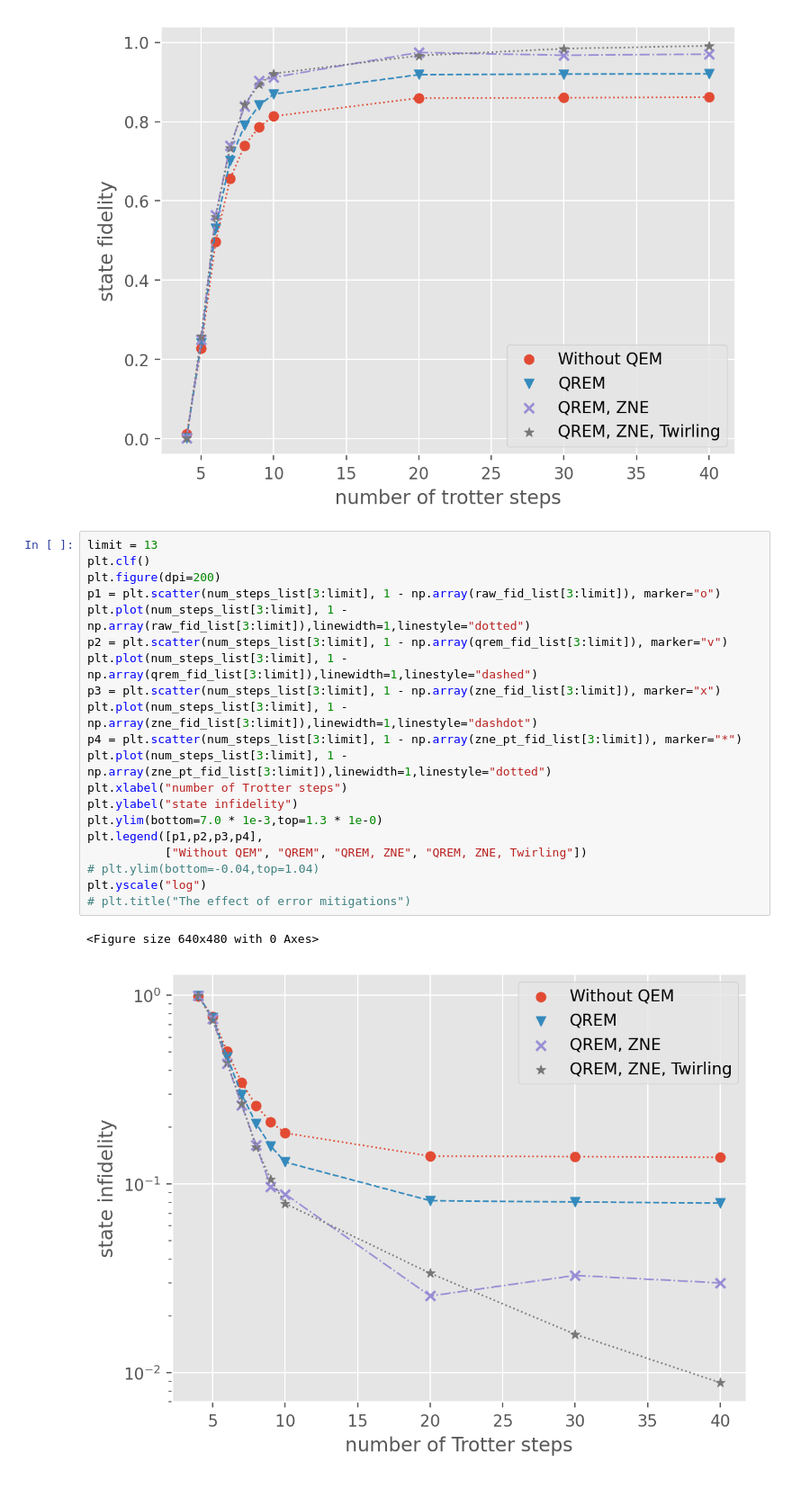
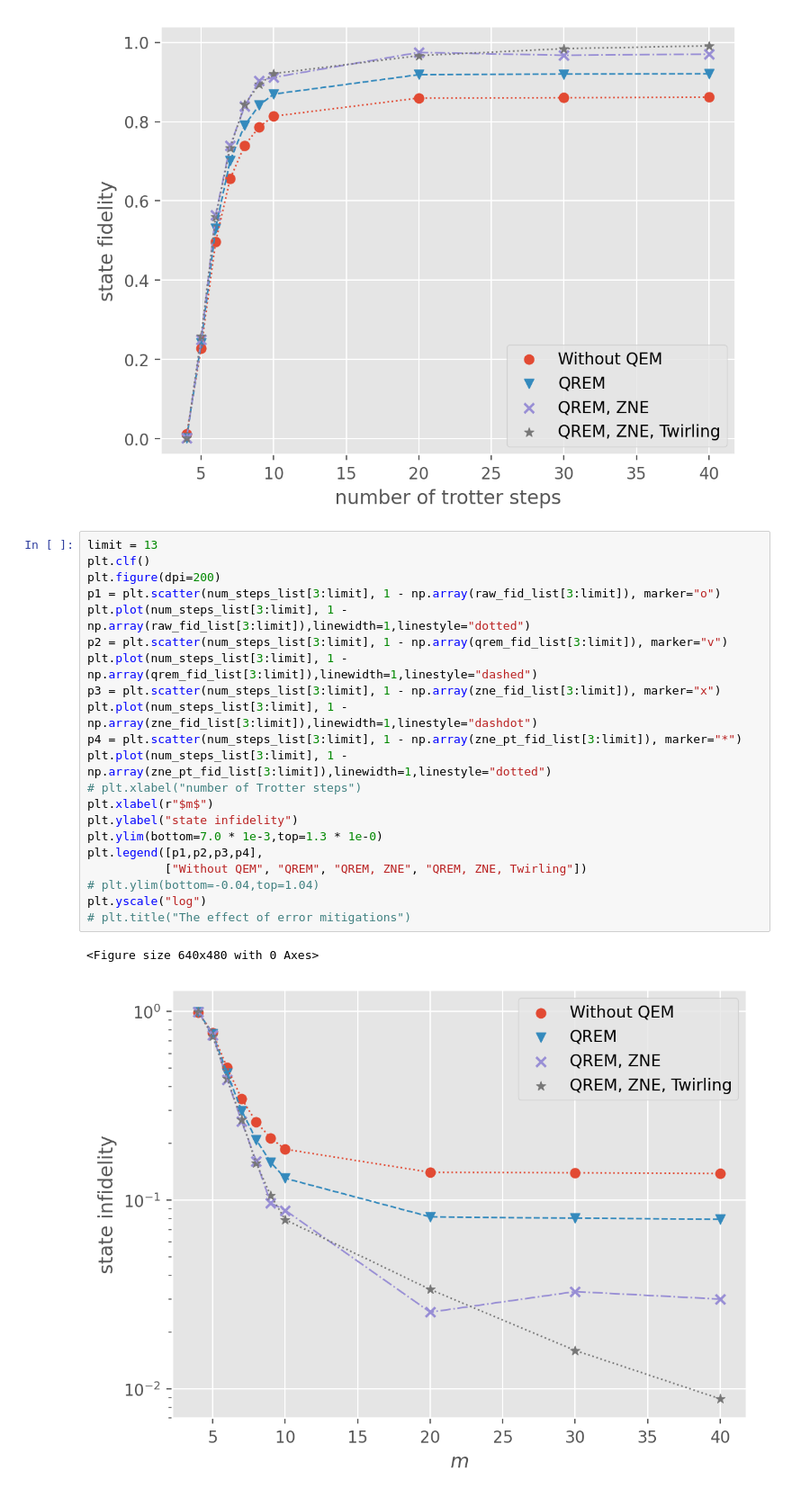
Before and after one commit to BOBO1997/osp_solutions, a Jupyter notebook: experiments/compare_qem/analyze_20251013.ipynb, the cells around one changed output. Shown at 90% size. Cells and saved outputs as stored; diff of their text form.

```diff
--- a/experiments/compare_qem/analyze_20251013.ipynb
+++ b/experiments/compare_qem/analyze_20251013.ipynb
@@ -68,23 +68,24 @@ plt.ylim(bottom=-0.04,top=1.04)
 # %%
 limit = 13
 plt.clf()
 plt.figure(dpi=200)
 p1 = plt.scatter(num_steps_list[3:limit], 1 - np.array(raw_fid_list[3:limit]), marker="o")
 plt.plot(num_steps_list[3:limit], 1 - np.array(raw_fid_list[3:limit]),linewidth=1,linestyle="dotted")
 p2 = plt.scatter(num_steps_list[3:limit], 1 - np.array(qrem_fid_list[3:limit]), marker="v")
 plt.plot(num_steps_list[3:limit], 1 - np.array(qrem_fid_list[3:limit]),linewidth=1,linestyle="dashed")
 p3 = plt.scatter(num_steps_list[3:limit], 1 - np.array(zne_fid_list[3:limit]), marker="x")
 plt.plot(num_steps_list[3:limit], 1 - np.array(zne_fid_list[3:limit]),linewidth=1,linestyle="dashdot")
 p4 = plt.scatter(num_steps_list[3:limit], 1 - np.array(zne_pt_fid_list[3:limit]), marker="*")
 plt.plot(num_steps_list[3:limit], 1 - np.array(zne_pt_fid_list[3:limit]),linewidth=1,linestyle="dotted")
-plt.xlabel("number of Trotter steps")
+# plt.xlabel("number of Trotter steps")
+plt.xlabel(r"$m$")
 plt.ylabel("state infidelity")
 plt.ylim(bottom=7.0 * 1e-3,top=1.3 * 1e-0)
 plt.legend([p1,p2,p3,p4],
            ["Without QEM", "QREM", "QREM, ZNE", "QREM, ZNE, Twirling"])
 # plt.ylim(bottom=-0.04,top=1.04)
 plt.yscale("log")
 # plt.title("The effect of error mitigations")
 # %% [output]
 <Figure size 640x480 with 0 Axes>
-[figure, old version]
+[figure, new version]
```
Also changed, not shown: 10 other files.
